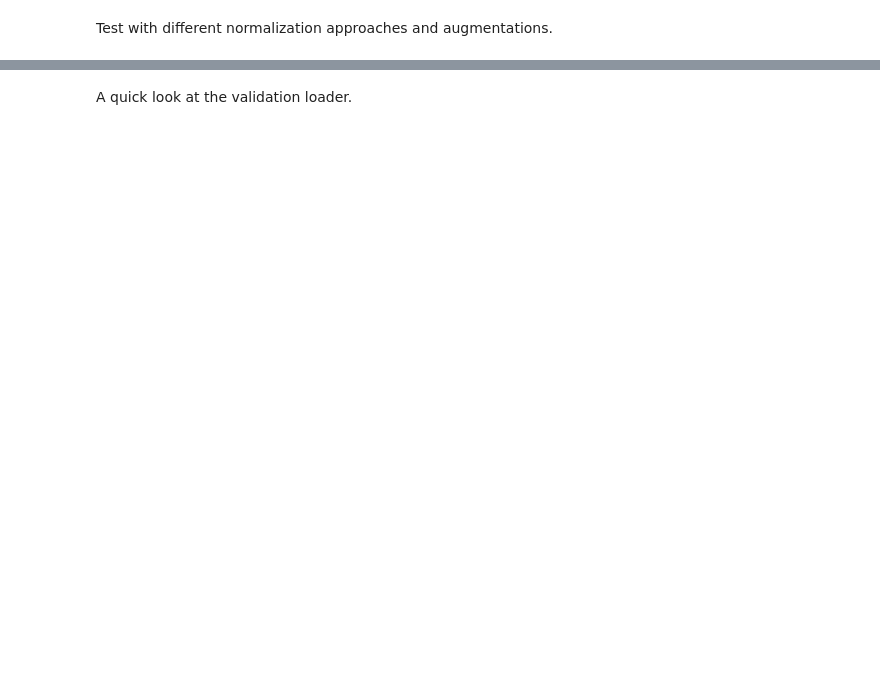
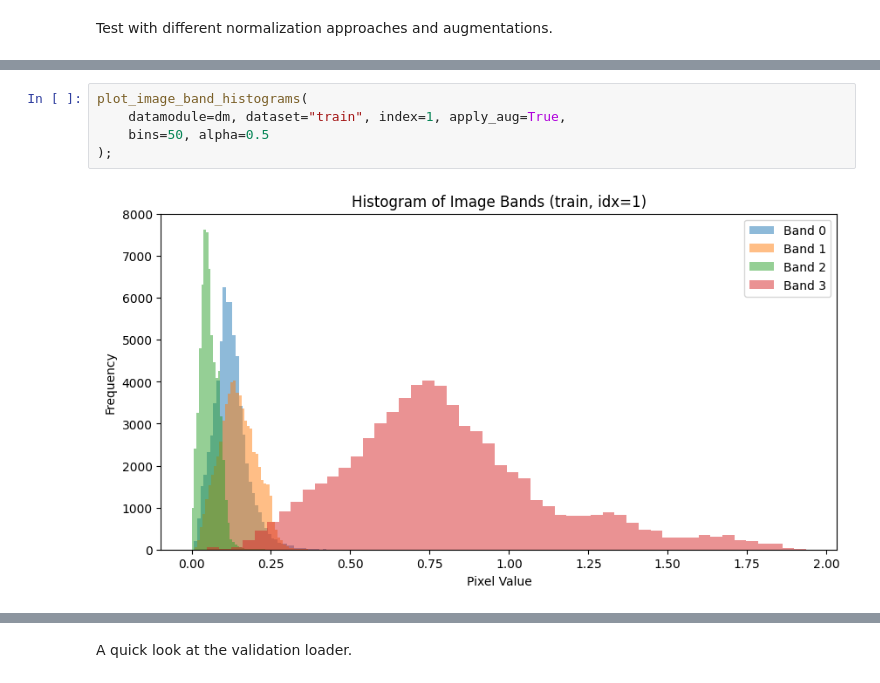
Before and after one commit to agroimpacts/ftw-mappingafrica-integration, a Jupyter notebook: notebooks/data-modules.ipynb, the cells around one changed output, grey strips where cells are left out. Drawn from its saved outputs; the diff is of its cells as text; blank space fills up the shorter version.

```diff
--- a/notebooks/data-modules.ipynb
+++ b/notebooks/data-modules.ipynb
@@ -88,0 +110,7 @@ Band distributions.
+# %%
+plot_image_band_histograms(
+    datamodule=dm, dataset="train", index=1, apply_aug=True,
+    bins=50, alpha=0.5
+);
+# %% [output]
+[figure, added]
```
Also changed, not shown: parts of 12 cells of this notebook, 7 other files.
